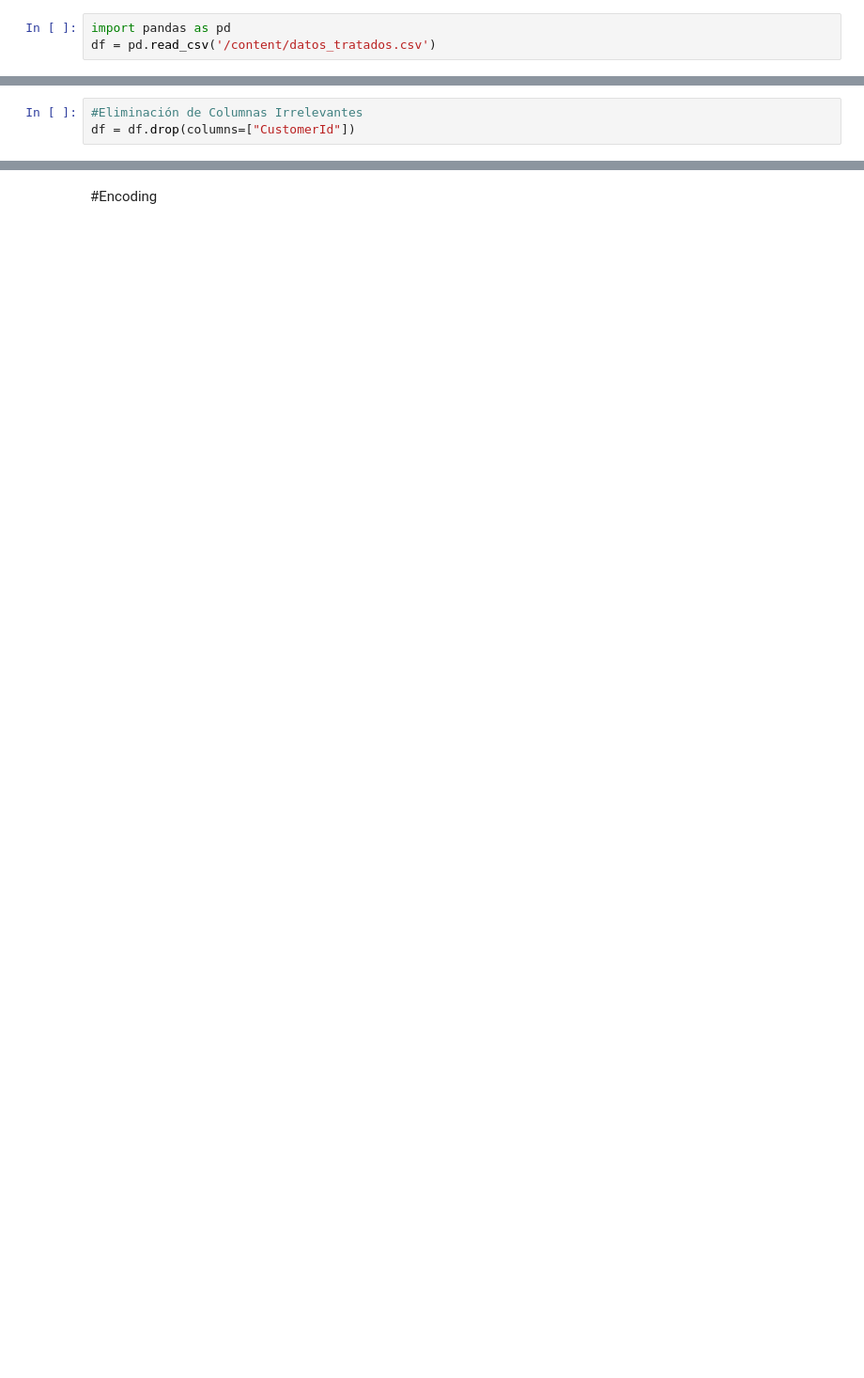
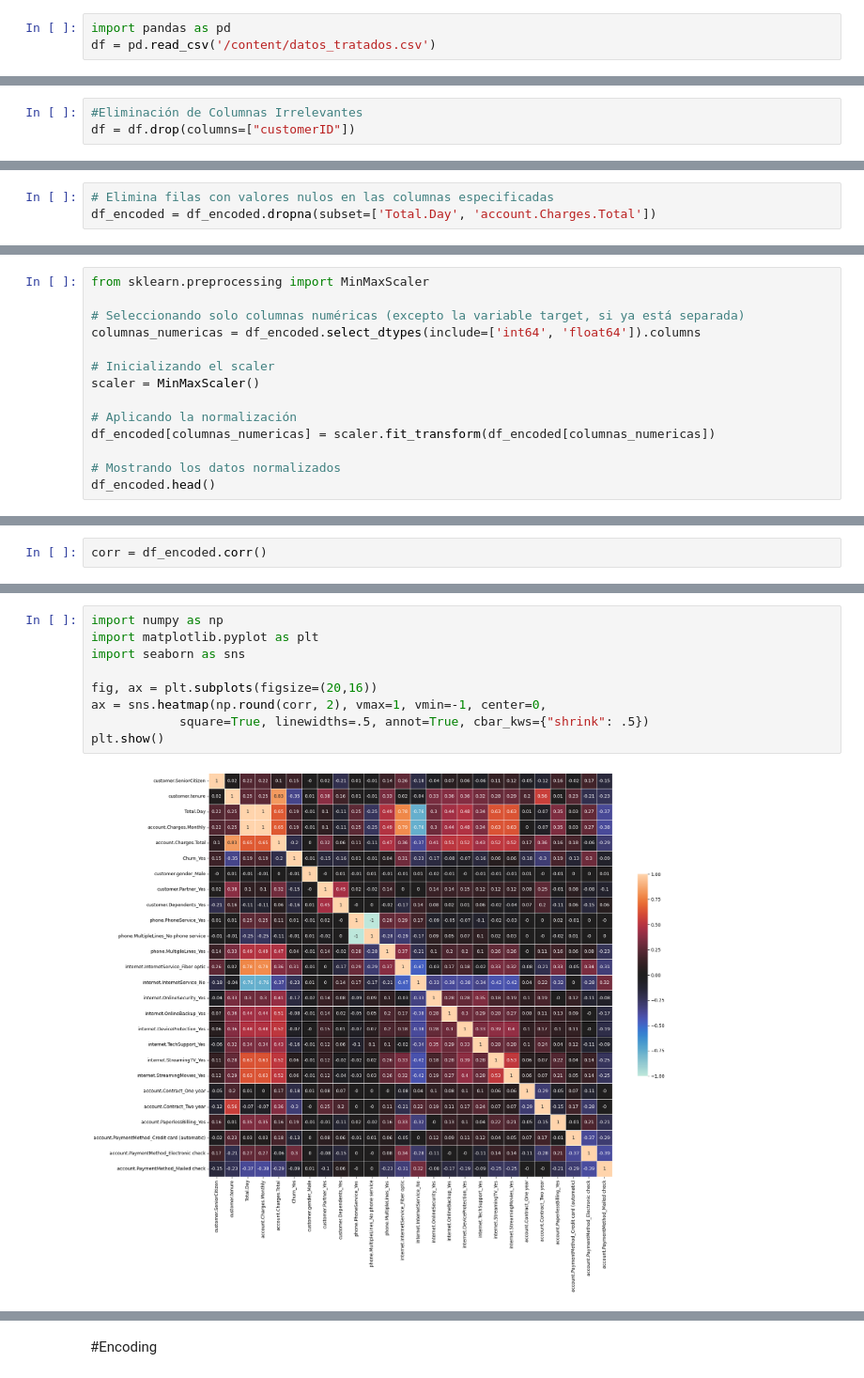
Before and after one commit to 25071983/Challenge_Telecom_X-parte-2, a Jupyter notebook: Challenge_Telemax_parte2.ipynb, the cells around one changed output, grey strips where cells are left out. Shown: that part at 94% size. Cells and saved outputs as stored; diff of their text form; blank space fills up the shorter version.

```diff
--- a/Challenge_Telemax_parte2.ipynb
+++ b/Challenge_Telemax_parte2.ipynb
@@ -31,7 +47,7 @@ Index(['CustomerId', 'Churn', 'customer', 'phone', 'internet', 'account',
       dtype='object')
 # %%
 #Eliminación de Columnas Irrelevantes
-df = df.drop(columns=["CustomerId"])
+df = df.drop(columns=["customerID"])
 # %%
 df.columns
 # %% [output]
@@ -44,0 +134,3 @@ Index(['Churn', 'customer', 'phone', 'internet', 'account', 'Gender',
+# %%
+# Elimina filas con valores nulos en las columnas especificadas
+df_encoded = df_encoded.dropna(subset=['Total.Day', 'account.Charges.Total'])
@@ -44,0 +160,14 @@ Index(['Churn', 'customer', 'phone', 'internet', 'account', 'Gender',
+# %%
+from sklearn.preprocessing import MinMaxScaler
+
+# Seleccionando solo columnas numéricas (excepto la variable target, si ya está separada)
+columnas_numericas = df_encoded.select_dtypes(include=['int64', 'float64']).columns
+
+# Inicializando el scaler
+scaler = MinMaxScaler()
+
+# Aplicando la normalización
+df_encoded[columnas_numericas] = scaler.fit_transform(df_encoded[columnas_numericas])
+
+# Mostrando los datos normalizados
+df_encoded.head()
@@ -44,0 +204,2 @@ Index(['Churn', 'customer', 'phone', 'internet', 'account', 'Gender',
+# %%
+corr = df_encoded.corr()
@@ -44,0 +227,11 @@ Index(['Churn', 'customer', 'phone', 'internet', 'account', 'Gender',
+# %%
+import numpy as np
+import matplotlib.pyplot as plt
+import seaborn as sns
+
+fig, ax = plt.subplots(figsize=(20,16))
+ax = sns.heatmap(np.round(corr, 2), vmax=1, vmin=-1, center=0,
+            square=True, linewidths=.5, annot=True, cbar_kws={"shrink": .5})
+plt.show()
+# %% [output]
+[figure, added]
```
Also changed, not shown: parts of 47 cells of this notebook.
